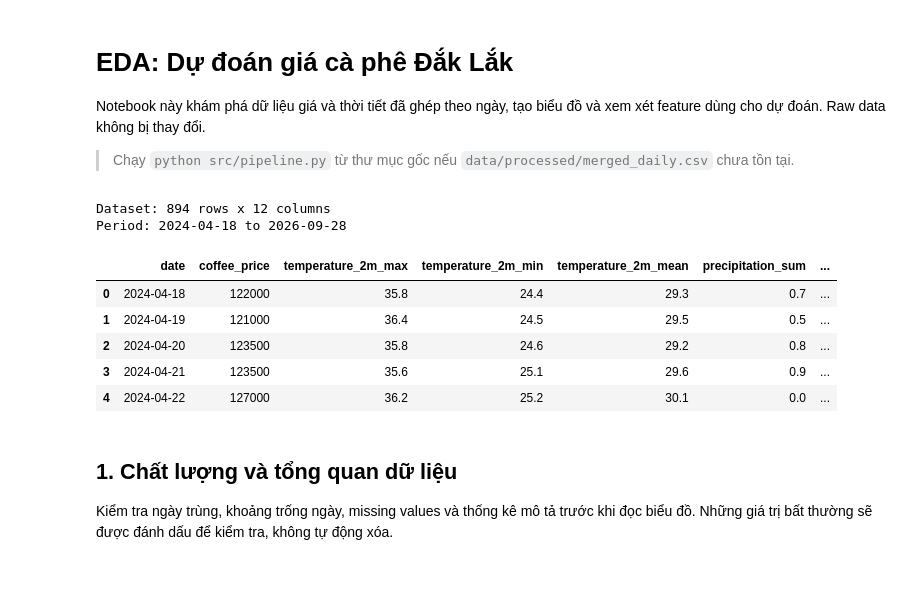
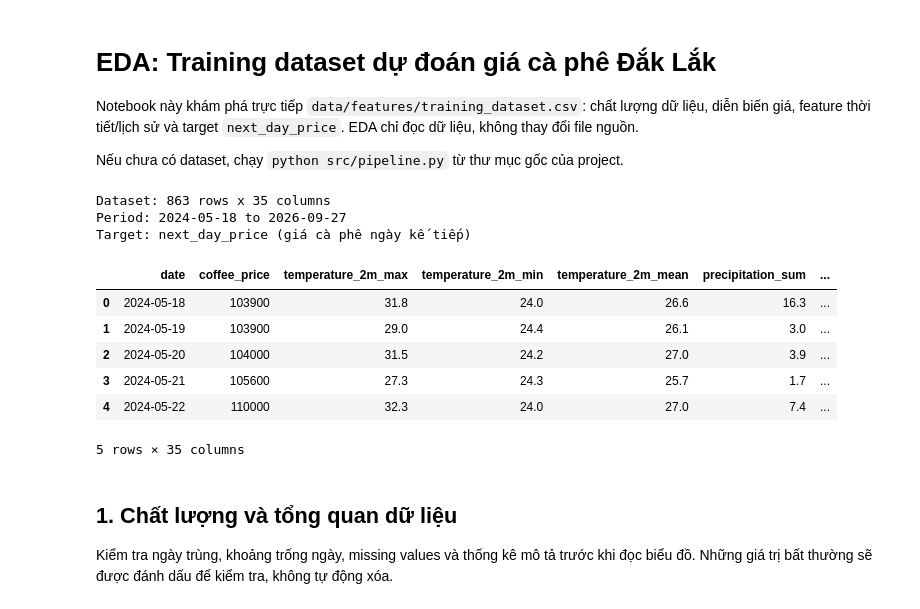
Before and after one commit to NguyenBaTam-tristan/Coffe-price-prediction-timeseries-forcasting, a Jupyter notebook: notebooks/02_eda.ipynb, the cells around one changed output. Cells and saved outputs as stored; diff of their text form; code cells hidden in the pictures; blank space fills up the shorter version.

```diff
--- a/notebooks/02_eda.ipynb
+++ b/notebooks/02_eda.ipynb
@@ -1,44 +1,51 @@
 # %% [markdown]
-# EDA: Dự đoán giá cà phê Đắk Lắk
+# EDA: Training dataset dự đoán giá cà phê Đắk Lắk
 
-Notebook này khám phá dữ liệu giá và thời tiết đã ghép theo ngày, tạo biểu đồ và xem xét feature dùng cho dự đoán. Raw data không bị thay đổi.
+Notebook này khám phá trực tiếp `data/features/training_dataset.csv`: chất lượng dữ liệu, diễn biến giá, feature thời tiết/lịch sử và target `next_day_price`. EDA chỉ đọc dữ liệu, không thay đổi file nguồn.
 
-> Chạy `python src/pipeline.py` từ thư mục gốc nếu `data/processed/merged_daily.csv` chưa tồn tại.
+Nếu chưa có dataset, chạy `python src/pipeline.py` từ thư mục gốc của project.
 # %%
 from pathlib import Path
 import numpy as np
 import pandas as pd
 import matplotlib.pyplot as plt
 import seaborn as sns
 from IPython.display import display
 
 PROJECT_ROOT = Path.cwd()
-if not (PROJECT_ROOT / "data/processed/merged_daily.csv").exists():
+if not (PROJECT_ROOT / "data/features/training_dataset.csv").exists():
     PROJECT_ROOT = Path.cwd().parent
-DATA_PATH = PROJECT_ROOT / "data/processed/merged_daily.csv"
+DATA_PATH = PROJECT_ROOT / "data/features/training_dataset.csv"
 if not DATA_PATH.exists():
-    raise FileNotFoundError("Chưa có merged_daily.csv. Hãy chạy python src/pipeline.py từ thư mục project.")
+    raise FileNotFoundError("Chưa có training_dataset.csv. Hãy chạy python src/pipeline.py từ thư mục project.")
 
 df = pd.read_csv(DATA_PATH, parse_dates=["date"]).sort_values("date").reset_index(drop=True)
 price_col = "coffee_price"
+price_col_30 = "price_lag_30"
+price_col_7 = "price_lag_7"
+price_col_14 = "price_lag_14"
+target_col = "next_day_price"
 weather_cols = [
     "temperature_2m_mean", "temperature_2m_max", "temperature_2m_min",
     "precipitation_sum", "rain_sum", "precipitation_hours",
     "relative_humidity_2m_mean", "soil_moisture_0_to_7cm",
     "soil_moisture_7_to_28cm", "shortwave_radiation_sum",
 ]
 print(f"Dataset: {len(df):,} rows x {len(df.columns)} columns")
 print(f"Period: {df.date.min().date()} to {df.date.max().date()}")
+print(f"Target: {target_col} (giá cà phê ngày kế tiếp)")
 display(df.head())
 # %% [output]
-Dataset: 894 rows x 12 columns
-Period: 2024-04-18 to 2026-09-28
+Dataset: 863 rows x 35 columns
+Period: 2024-05-18 to 2026-09-27
+Target: next_day_price (giá cà phê ngày kế tiếp)
 |  | date | coffee_price | temperature_2m_max | temperature_2m_min | temperature_2m_mean | precipitation_sum | ... |
-| 0 | 2024-04-18 | 122000 | 35.8 | 24.4 | 29.3 | 0.7 | ... |
-| 1 | 2024-04-19 | 121000 | 36.4 | 24.5 | 29.5 | 0.5 | ... |
-| 2 | 2024-04-20 | 123500 | 35.8 | 24.6 | 29.2 | 0.8 | ... |
-| 3 | 2024-04-21 | 123500 | 35.6 | 25.1 | 29.6 | 0.9 | ... |
-| 4 | 2024-04-22 | 127000 | 36.2 | 25.2 | 30.1 | 0.0 | ... |
+| 0 | 2024-05-18 | 103900 | 31.8 | 24.0 | 26.6 | 16.3 | ... |
+| 1 | 2024-05-19 | 103900 | 29.0 | 24.4 | 26.1 | 3.0 | ... |
+| 2 | 2024-05-20 | 104000 | 31.5 | 24.2 | 27.0 | 3.9 | ... |
+| 3 | 2024-05-21 | 105600 | 27.3 | 24.3 | 25.7 | 1.7 | ... |
+| 4 | 2024-05-22 | 110000 | 32.3 | 24.0 | 27.0 | 7.4 | ... |
+5 rows × 35 columns
 # %% [markdown]
 ## 1. Chất lượng và tổng quan dữ liệu
 
```
Also changed, not shown: parts of 16 cells of this notebook, 21 other files.
